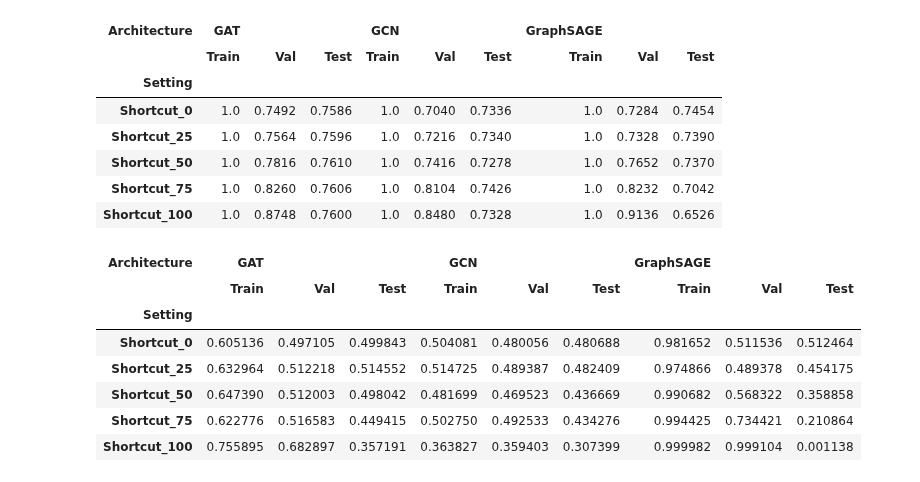
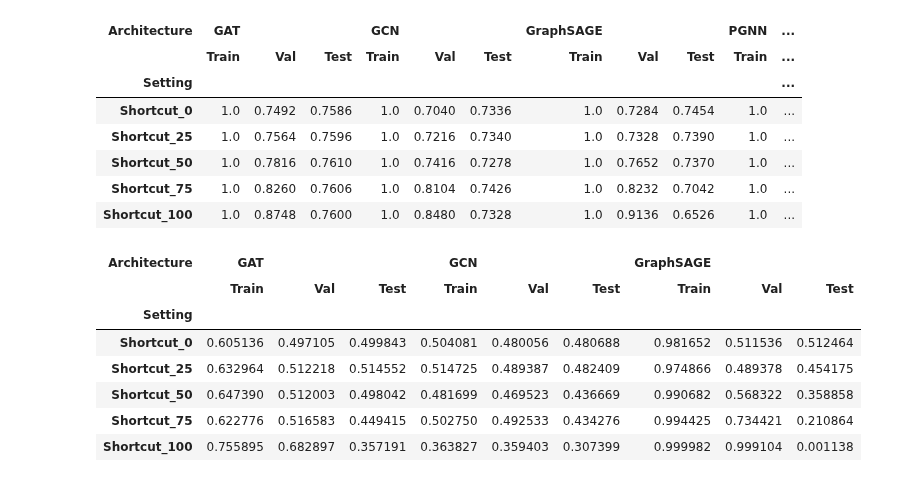
Before and after one commit to TaWald/similaritybench, a Jupyter notebook: graphs/notebooks/explore_train_results.ipynb, the cells around one changed output. Saved outputs shown, nothing was run; the diff lists cells and outputs as text; code cells hidden in the pictures.

```diff
--- a/graphs/notebooks/explore_train_results.ipynb
+++ b/graphs/notebooks/explore_train_results.ipynb
@@ -33,24 +33,24 @@ def agg_train_results(exp, dataset, architecture):
     df_res = pd.DataFrame(data=res_list, columns = ["Setting", "Architecture", "Train", "Val", "Test"])
     return df_res
 # %%
-def get_data_table(experiment, dataset):
+def get_data_table(experiment, dataset, architectures = ["GCN", "GraphSAGE", "GAT"]):
     data_list = []
-    for arch in ["GCN", "GraphSAGE", "GAT"]:
+    for arch in architectures:
         data_list.append(agg_train_results(experiment, dataset, arch))
     res_df = pd.concat(data_list)
     res_df = res_df.pivot(index="Setting", columns=["Architecture"])
     return res_df.reindex(EXPERIMENT_DICT[experiment])[["Train", "Val", "Test"]].swaplevel(axis=1).sort_index(axis=1, level=0).reindex(columns=["Train", "Val", "Test"], level=1)
 # %%
-get_data_table("shortcut_test", "cora")
+get_data_table("shortcut_test", "cora", architectures = ["GCN", "GraphSAGE", "GAT", "PGNN"])
 # %% [output]
-| Architecture | GAT |  |  | GCN |  |  | GraphSAGE |  |  |
-|  | Train | Val | Test | Train | Val | Test | Train | Val | Test |
-| Setting |  |  |  |  |  |  |  |  |  |
-| Shortcut_0 | 1.0 | 0.7492 | 0.7586 | 1.0 | 0.7040 | 0.7336 | 1.0 | 0.7284 | 0.7454 |
-| Shortcut_25 | 1.0 | 0.7564 | 0.7596 | 1.0 | 0.7216 | 0.7340 | 1.0 | 0.7328 | 0.7390 |
-| Shortcut_50 | 1.0 | 0.7816 | 0.7610 | 1.0 | 0.7416 | 0.7278 | 1.0 | 0.7652 | 0.7370 |
-| Shortcut_75 | 1.0 | 0.8260 | 0.7606 | 1.0 | 0.8104 | 0.7426 | 1.0 | 0.8232 | 0.7042 |
-| Shortcut_100 | 1.0 | 0.8748 | 0.7600 | 1.0 | 0.8480 | 0.7328 | 1.0 | 0.9136 | 0.6526 |
+| Architecture | GAT |  |  | GCN |  |  | GraphSAGE |  |  | PGNN | ... |
+|  | Train | Val | Test | Train | Val | Test | Train | Val | Test | Train | ... |
+| Setting |  |  |  |  |  |  |  |  |  |  | ... |
+| Shortcut_0 | 1.0 | 0.7492 | 0.7586 | 1.0 | 0.7040 | 0.7336 | 1.0 | 0.7284 | 0.7454 | 1.0 | ... |
+| Shortcut_25 | 1.0 | 0.7564 | 0.7596 | 1.0 | 0.7216 | 0.7340 | 1.0 | 0.7328 | 0.7390 | 1.0 | ... |
+| Shortcut_50 | 1.0 | 0.7816 | 0.7610 | 1.0 | 0.7416 | 0.7278 | 1.0 | 0.7652 | 0.7370 | 1.0 | ... |
+| Shortcut_75 | 1.0 | 0.8260 | 0.7606 | 1.0 | 0.8104 | 0.7426 | 1.0 | 0.8232 | 0.7042 | 1.0 | ... |
+| Shortcut_100 | 1.0 | 0.8748 | 0.7600 | 1.0 | 0.8480 | 0.7328 | 1.0 | 0.9136 | 0.6526 | 1.0 | ... |
 # %%
 get_data_table("shortcut_test", "flickr")
 # %% [output]
```
Also changed, not shown: parts of 3 cells of this notebook, 16 other files.
